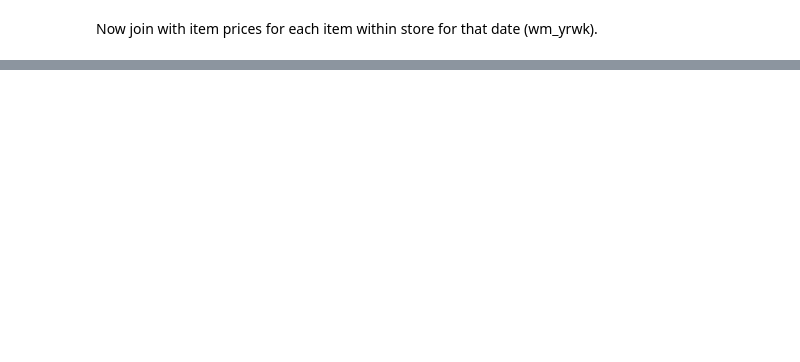
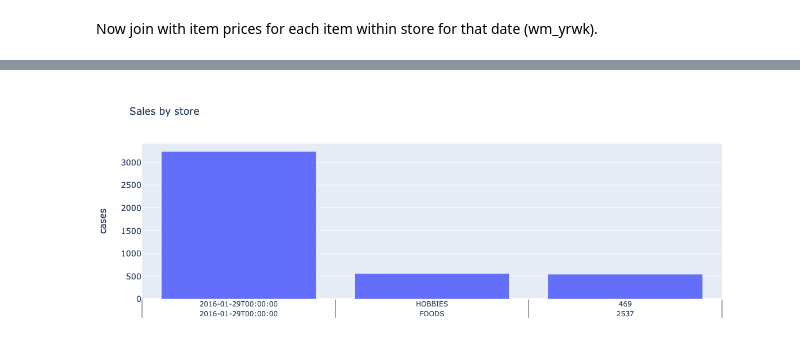
Before and after one commit to chriseisbrown/kaggle, a Jupyter notebook: bigquery_trial.ipynb, the cells around one changed output, grey strips where cells are left out. Drawn from its saved outputs; the diff is of its cells as text; code cells hidden in the pictures; blank space fills up the shorter version.

Commit message:
fixing data

```diff
--- a/bigquery_trial.ipynb
+++ b/bigquery_trial.ipynb
@@ -130,0 +238,18 @@ plot_values(df, '2011-01-29')
+# %%
+def plot_grouped_values(df, from_date):
+    fig = go.Figure(data=[
+        go.Bar(name='predicted', x=(df.loc[df['date'] >= from_date]), y=df['items_sold'], hovertext=df['cat_id'])
+    ])
+    # Change the bar mode
+    fig.update_layout(barmode='group',
+        title='Sales by store',
+        yaxis=dict(
+            title='cases',
+            titlefont_size=16,
+            tickfont_size=14,
+        ))
+    fig.show()
+
+plot_grouped_values(df_sales, '2016-01-29')
+# %% [output]
+[figure, added]
```
Also changed, not shown: parts of 19 cells of this notebook.
